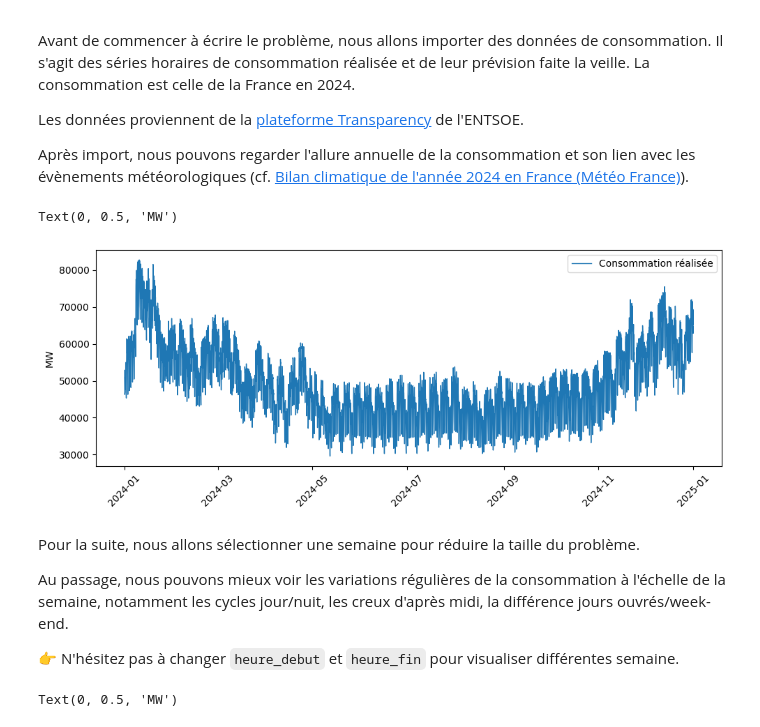
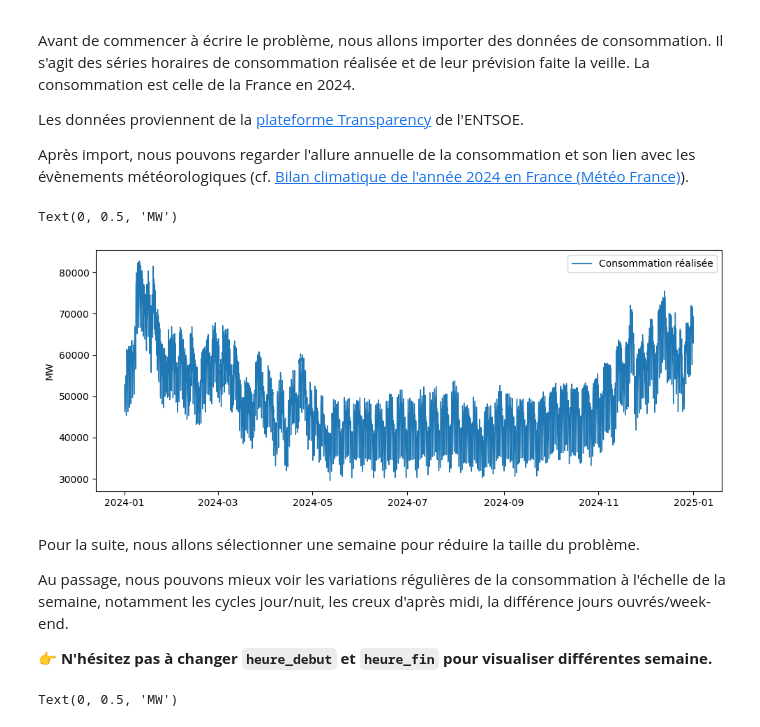
Before and after one commit to Alx-Lebeau/Cours-EcoElec, a Jupyter notebook: notebooks/equilibre_court_terme.ipynb, the cells around one changed output. Saved outputs shown, nothing was run; the diff lists cells and outputs as text; code cells hidden in the pictures.

```diff
--- a/notebooks/equilibre_court_terme.ipynb
+++ b/notebooks/equilibre_court_terme.ipynb
@@ -38,28 +40,32 @@ Après import, nous pouvons regarder l'allure annuelle de la consommation et son
 # %%
 
 # Import des données
 df = pd.read_csv("Consommation_France_2024.csv",index_col=0)
 df["heure"] = pd.to_datetime(df["heure"])
 
 
 # Visualisation de l'évolution annuelle de la consommation réalisée
 
 fig, ax = plt.subplots(tight_layout=True,figsize =(10,4))
 
-ax.plot(df["heure"],df["Consommation réalisée (MW)"],lw=1,label="Consommation réalisée")
+ax.plot(df["heure"],df["Consommation réalisée (MW)"],
+        lw=1,
+        label="Consommation réalisée")
+
+
 ax.legend(loc="best")
-ax.tick_params(axis="x", labelrotation=45)
+ax.tick_params(axis="x", labelrotation=0)
 ax.set_ylabel("MW")
 # %% [output]
 Text(0, 0.5, 'MW')
-[figure, old version]
+[figure, new version]
 # %% [markdown]
 Pour la suite, nous allons sélectionner une semaine pour réduire la taille du problème.
 
 Au passage, nous pouvons mieux voir les variations régulières de la consommation à l'échelle de la semaine, notamment les cycles jour/nuit, les creux d'après midi, la différence jours ouvrés/week-end.
 
 
-👉 N'hésitez pas à changer `heure_debut` et `heure_fin` pour visualiser différentes semaine.
+👉 **N'hésitez pas à changer `heure_debut` et `heure_fin` pour visualiser différentes semaine.**
 # %%
 # Sélection de la semaine
 
```
Also changed, not shown: parts of 22 cells of this notebook.
